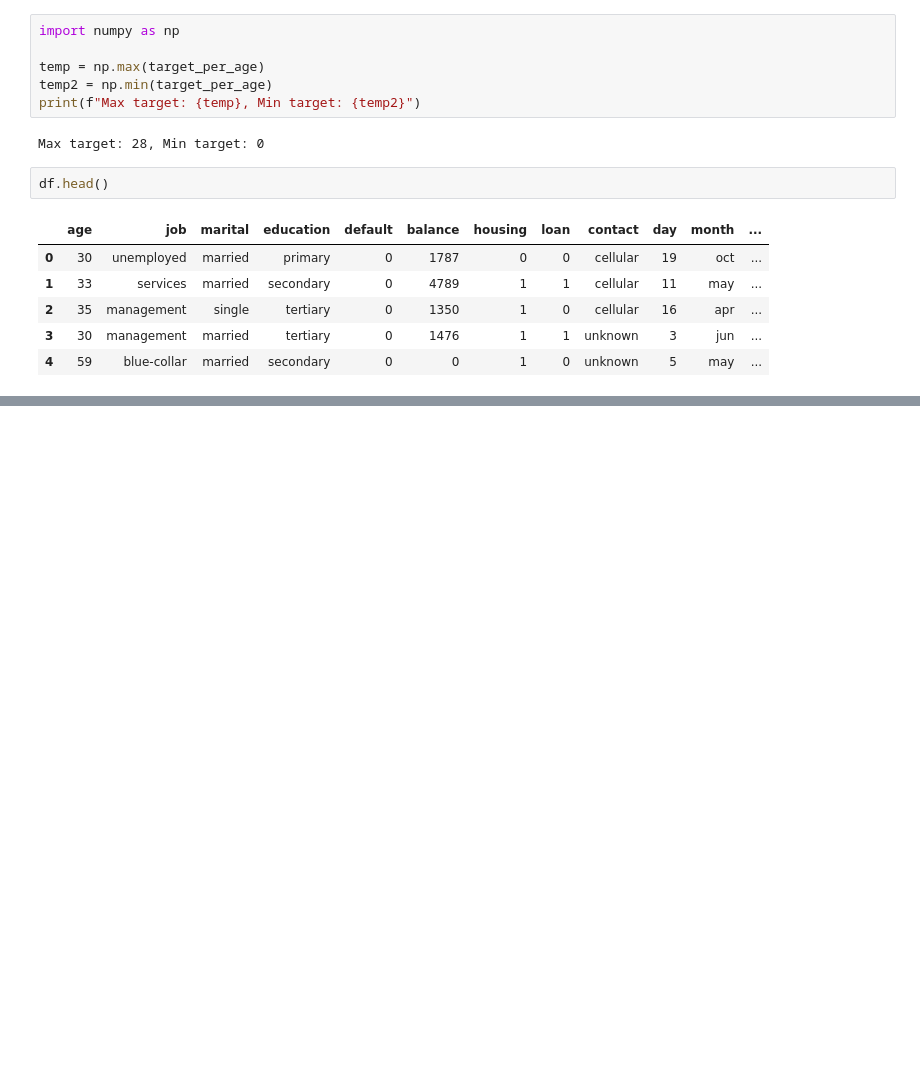
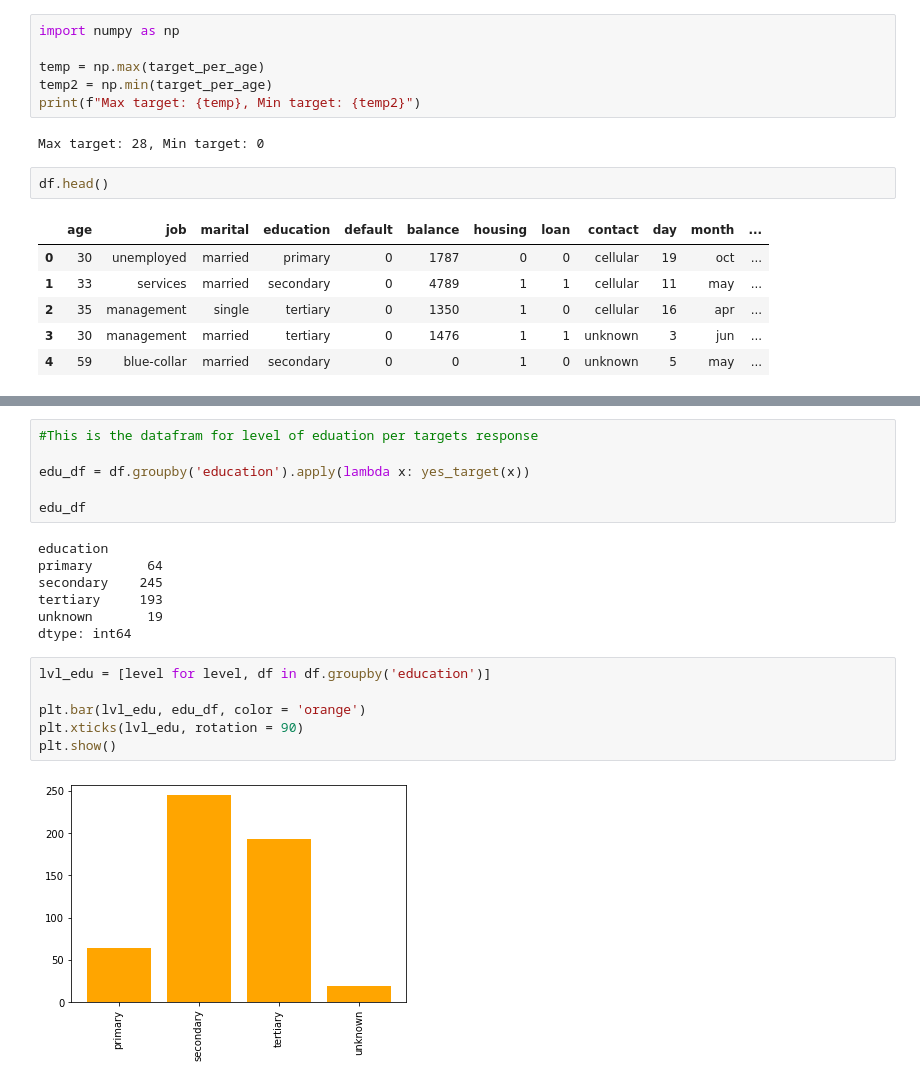
Before and after one commit to Midodzi0524/Marketing-Targets---Banking-dataset, a Jupyter notebook: Marketing Targets-Banking Dataset.ipynb, the cells around one changed output, grey strips where cells are left out. Cells and saved outputs as stored; diff of their text form; blank space fills up the shorter version.

```diff
--- a/Marketing Targets-Banking Dataset.ipynb
+++ b/Marketing Targets-Banking Dataset.ipynb
@@ -199,0 +210,21 @@ plt.show()
+# %%
+#This is the datafram for level of eduation per targets response
+
+edu_df = df.groupby('education').apply(lambda x: yes_target(x))
+
+edu_df
+# %% [output]
+education
+primary       64
+secondary    245
+tertiary     193
+unknown       19
+dtype: int64
+# %%
+lvl_edu = [level for level, df in df.groupby('education')]
+
+plt.bar(lvl_edu, edu_df, color = 'orange')
+plt.xticks(lvl_edu, rotation = 90)
+plt.show()
+# %% [output]
+[figure, added]
```
Also changed, not shown: parts of 6 cells of this notebook.
